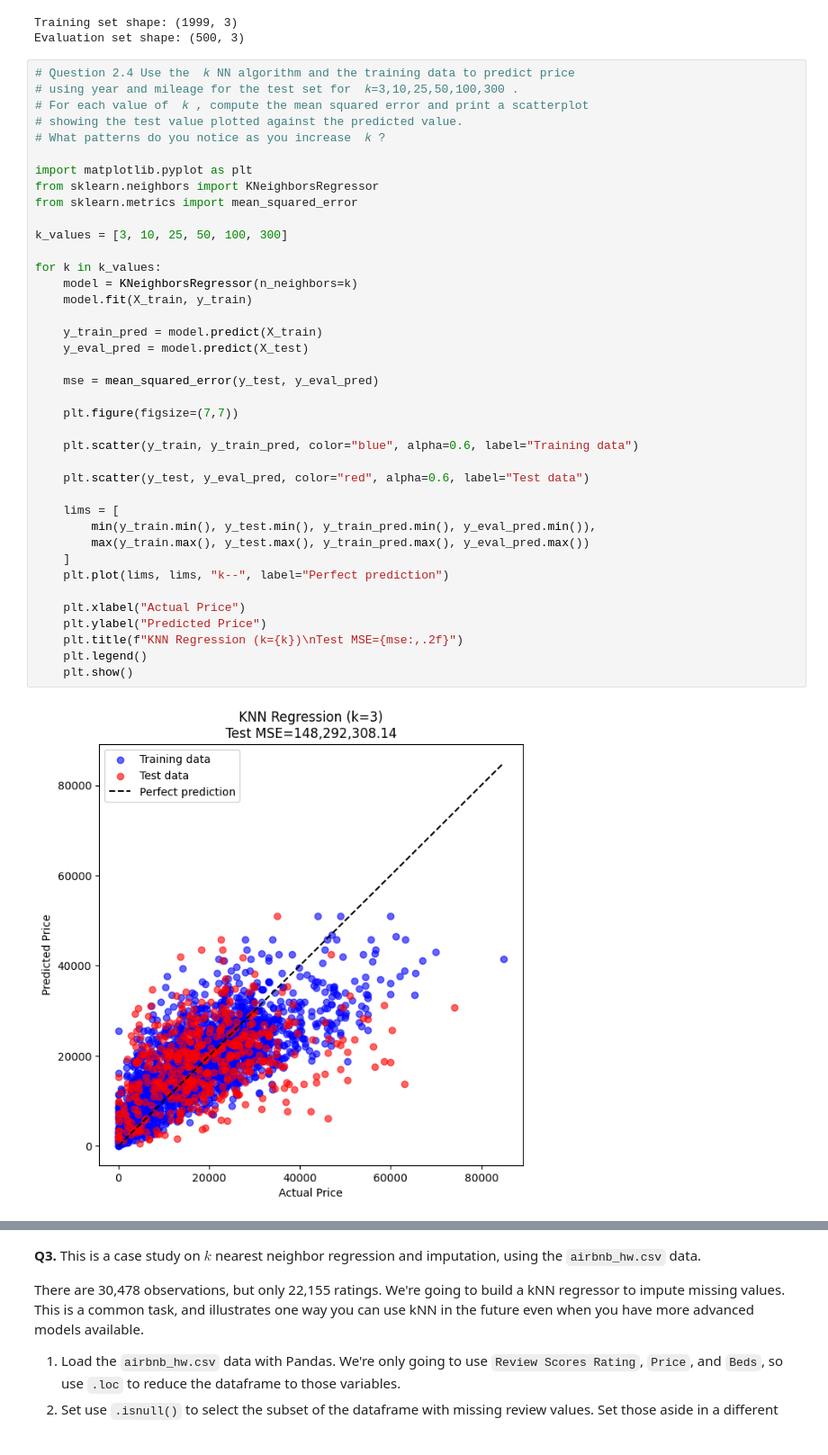
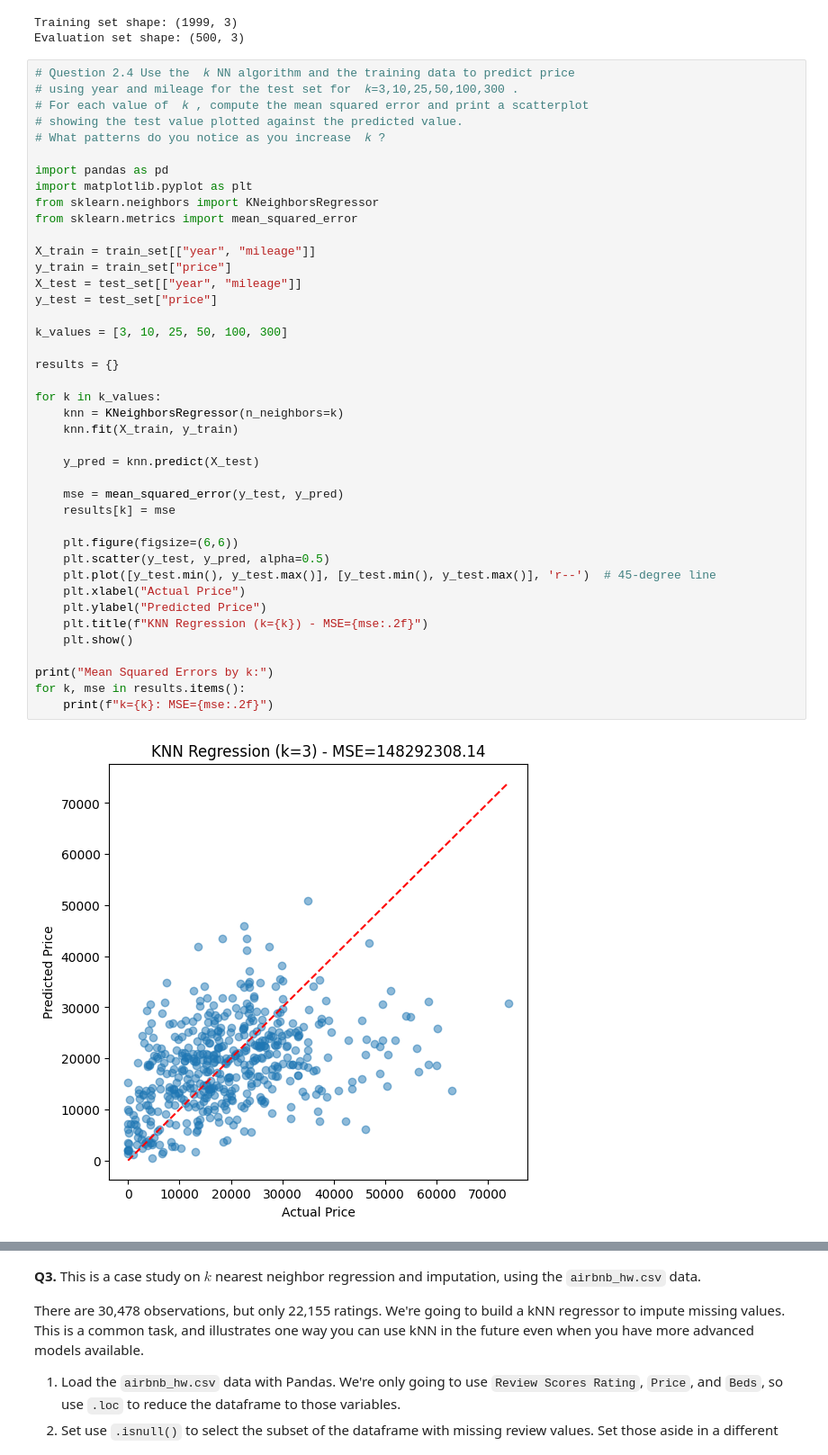
Before and after one commit to bburt26/knn_assignment, a Jupyter notebook: assignment_knn.ipynb, the cells around one changed output, grey strips where cells are left out. Shown at 90% size. Drawn from its saved outputs; the diff is of its cells as text.

```diff
--- a/assignment_knn.ipynb
+++ b/assignment_knn.ipynb
@@ -180,41 +180,43 @@ Evaluation set shape: (500, 3)
 # %%
 # Question 2.4 Use the  𝑘 NN algorithm and the training data to predict price
 # using year and mileage for the test set for  𝑘=3,10,25,50,100,300 .
 # For each value of  𝑘 , compute the mean squared error and print a scatterplot
 # showing the test value plotted against the predicted value.
 # What patterns do you notice as you increase  𝑘 ?
 
+import pandas as pd
 import matplotlib.pyplot as plt
 from sklearn.neighbors import KNeighborsRegressor
 from sklearn.metrics import mean_squared_error
 
+X_train = train_set[["year", "mileage"]]
+y_train = train_set["price"]
+X_test = test_set[["year", "mileage"]]
+y_test = test_set["price"]
+
 k_values = [3, 10, 25, 50, 100, 300]
 
+results = {}
+
 for k in k_values:
-    model = KNeighborsRegressor(n_neighbors=k)
-    model.fit(X_train, y_train)
+    knn = KNeighborsRegressor(n_neighbors=k)
+    knn.fit(X_train, y_train)
 
-    y_train_pred = model.predict(X_train)
-    y_eval_pred = model.predict(X_test)
+    y_pred = knn.predict(X_test)
 
-    mse = mean_squared_error(y_test, y_eval_pred)
+    mse = mean_squared_error(y_test, y_pred)
+    results[k] = mse
 
-    plt.figure(figsize=(7,7))
-
-    plt.scatter(y_train, y_train_pred, color="blue", alpha=0.6, label="Training data")
-
-    plt.scatter(y_test, y_eval_pred, color="red", alpha=0.6, label="Test data")
-
-    lims = [
-        min(y_train.min(), y_test.min(), y_train_pred.min(), y_eval_pred.min()),
-        max(y_train.max(), y_test.max(), y_train_pred.max(), y_eval_pred.max())
-    ]
-    plt.plot(lims, lims, "k--", label="Perfect prediction")
-
+    plt.figure(figsize=(6,6))
+    plt.scatter(y_test, y_pred, alpha=0.5)
+    plt.plot([y_test.min(), y_test.max()], [y_test.min(), y_test.max()], 'r--')  # 45-degree line
     plt.xlabel("Actual Price")
     plt.ylabel("Predicted Price")
-    plt.title(f"KNN Regression (k={k})\nTest MSE={mse:,.2f}")
-    plt.legend()
+    plt.title(f"KNN Regression (k={k}) - MSE={mse:.2f}")
     plt.show()
+
+print("Mean Squared Errors by k:")
+for k, mse in results.items():
+    print(f"k={k}: MSE={mse:.2f}")
 # %% [output]
-[figure, old version]
+[figure, new version]
```
Also changed, not shown: parts of 3 cells of this notebook.
